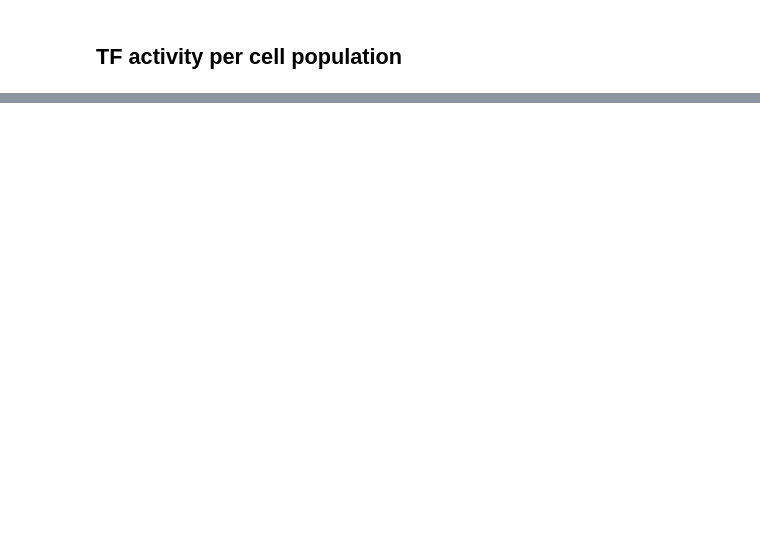
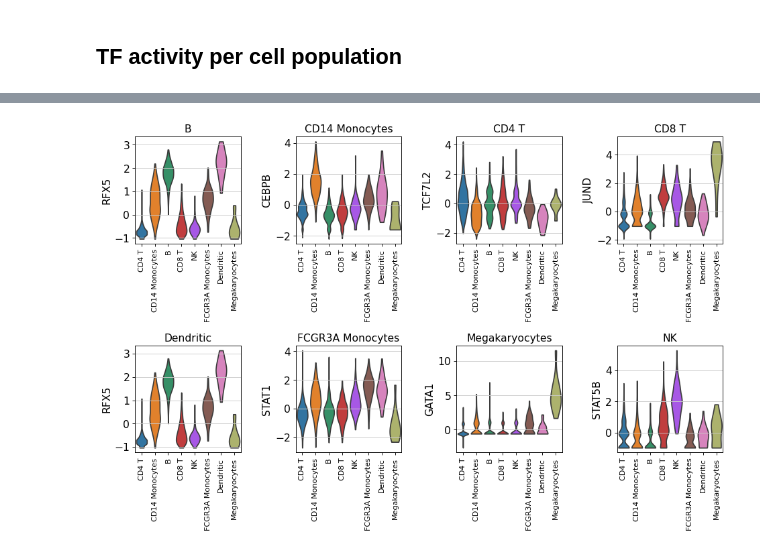
Before and after one commit to saezlab/dorothea-py, a Jupyter notebook: example/single_cell_vignette.ipynb, the cells around one changed output, grey strips where cells are left out. Cells and saved outputs as stored; diff of their text form; code cells hidden in the pictures; blank space fills up the shorter version.

```diff
--- a/example/single_cell_vignette.ipynb
+++ b/example/single_cell_vignette.ipynb
@@ -192,0 +150,12 @@ sc.pl.heatmap(tf_adata,
+# %%
+fig, axes = plt.subplots(2,4, figsize=(12,8))
+axes = axes.flatten()
+for cell_type, tf,ax in zip(cell_types, top_tfs, axes):
+    sc.pl.violin(tf_adata, keys=tf, groupby='cell_type', stripplot=False, ax=ax, show=False)
+    ax.set_xlabel('')
+    ax.tick_params(axis='x', rotation=90, labelsize=10)
+    ax.set_title(cell_type)
+fig.tight_layout()
+plt.show()
+# %% [output]
+[figure, added]
```
Also changed, not shown: parts of 24 cells of this notebook, 2 other files.
